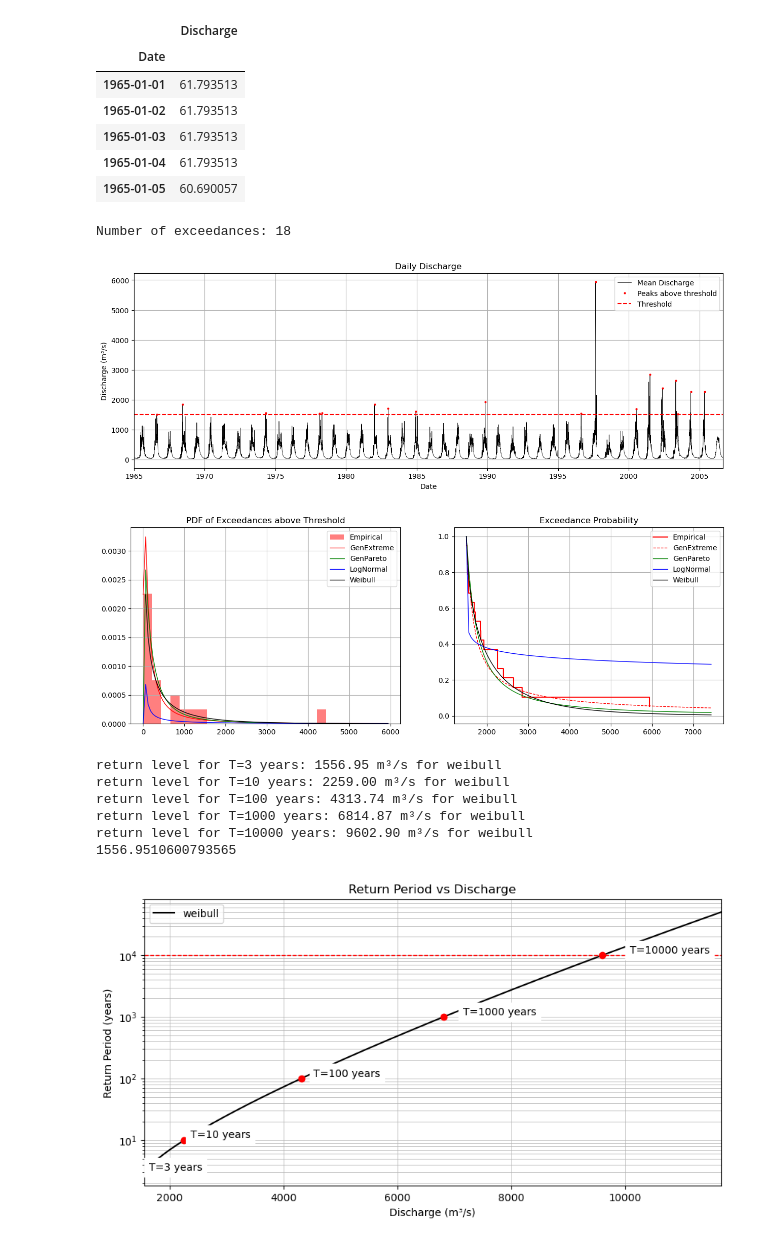
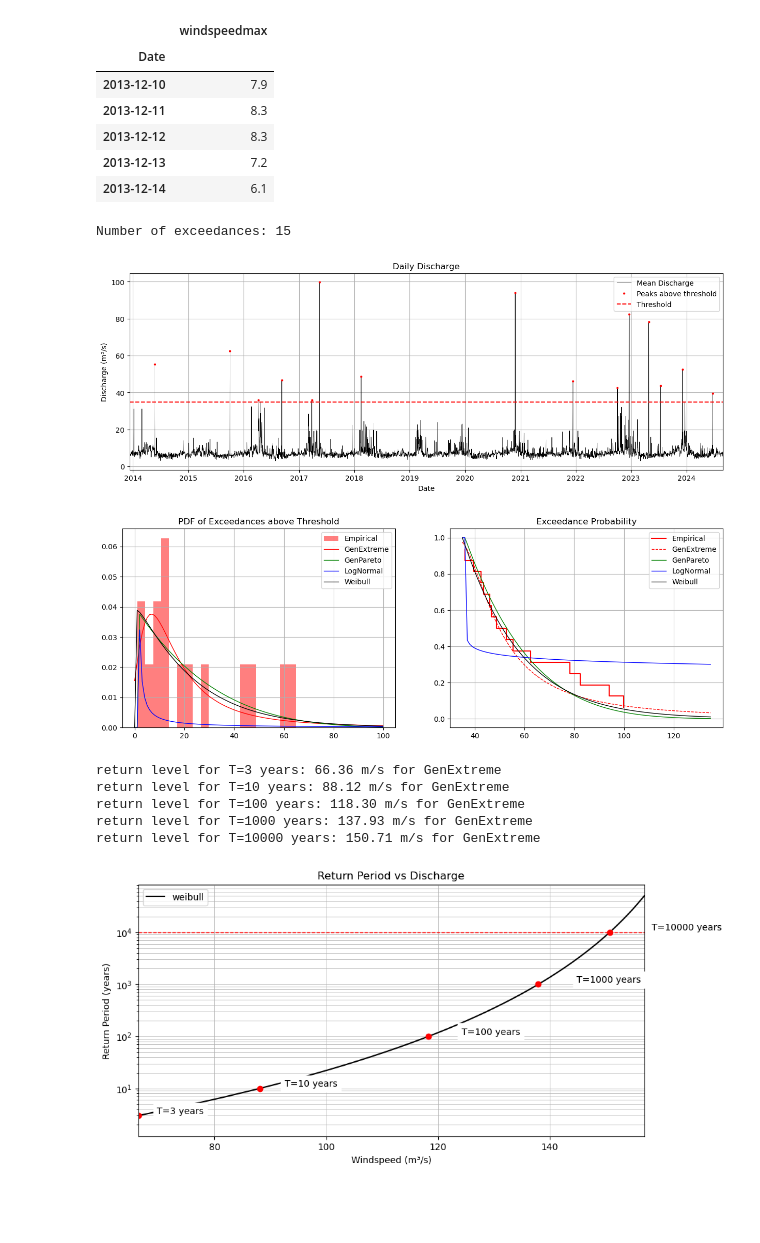
Before and after one commit to maxblw/CIEM4301_dam_design, a Jupyter notebook: Discharge/EVA.ipynb, the cells around one changed output. Drawn from its saved outputs; the diff is of its cells as text; code cells hidden in the pictures; blank space fills up the shorter version.

```diff
--- a/Discharge/EVA.ipynb
+++ b/Discharge/EVA.ipynb
@@ -6,7 +6,8 @@ import scipy.stats as stats
 from scipy.signal import find_peaks
 # %%
 # df = pd.read_excel("..\\Data\\Discharge_670.xlsx", skiprows=3, usecols="E:AW", nrows=365)
-df = pd.read_csv("..\\Data\\Discharge_670.csv", header=0)
+#df = pd.read_csv("..\\Data\\Discharge_670.csv", header=0)
+df = pd.read_csv("..\\Data\\WindData.csv", delimiter=';', header=0)
 # df = df.drop(columns=1964)
 df = df.dropna(how="all")
 # df.to_csv("..\\Data\\Discharge_670.csv", index=False)
@@ -15,25 +16,24 @@ data = np.array([])
 for column in df.columns[1:]:
     data = np.append(data, df[column].values)
 
-df = pd.DataFrame(data, columns=["Discharge"])
-date = pd.date_range(start="1965-01-01", periods=len(data), freq="D")
+df = pd.DataFrame(data, columns=["windspeedmax"])
+date = pd.date_range(start="2013-12-10", periods=len(data), freq="D")
 df["Date"] = date
 
 df = df.set_index("Date")
 display(df.head())
 # %% [output]
-|  | Discharge |
+|  | windspeedmax |
 | Date |  |
-| 1965-01-01 | 61.793513 |
-| 1965-01-02 | 61.793513 |
-| 1965-01-03 | 61.793513 |
-| 1965-01-04 | 61.793513 |
-| 1965-01-05 | 60.690057 |
+| 2013-12-10 | 7.9 |
+| 2013-12-11 | 8.3 |
+| 2013-12-12 | 8.3 |
+| 2013-12-13 | 7.2 |
+| 2013-12-14 | 6.1 |
 # %%
-thresh = 1500   # threshold
-period = 32    # period maxima
-dl = 10000    # design life
-
+thresh = 35   # threshold
+period = 10    # period maxima
+dl = 100    # design life
 exc_index, exceedances = find_peaks(data, height=thresh, distance=period)
 exceedances = exceedances["peak_heights"]
 print(f"Number of exceedances: {len(exceedances)}")
@@ -41,8 +41,8 @@ print(f"Number of exceedances: {len(exceedances)}")
 n = len(exceedances)
 n_years = np.unique(date.year).size
 
+
 avg_excess = n / n_years
-
 fig, ax = plt.subplots(figsize=(15, 5))
 ax.plot(date, data, color = 'k', linewidth=0.5, label="Mean Discharge")
 ax.plot(date[exc_index], exceedances, 'ro', markersize=2, label="Peaks above threshold")
@@ -53,12 +53,12 @@ ax.grid()
 ax.hlines(thresh, date.min(), date.max(), colors="r", linestyles="dashed", label="Threshold")
 ax.set_xlim(date.min(), date.max())
 ax.legend()
-plt.savefig("..//figures//daily_discharge_peaks.png")
+#plt.savefig("..//figures//daily_discharge_peaks.png")
 
 exceedances = exceedances
 # %% [output]
-Number of exceedances: 18
+Number of exceedances: 15
-[figure, old version]
+[figure, new version]
 # %%
 x_ecdf = np.sort(exceedances)
 y_ecdf = np.arange(1, n+1) / (n + 1)
@@ -98,11 +98,11 @@ ax[1].plot(x_pcdf + thresh, 1 - y_pcdf_lognorm, 'b-', lw=1, label='LogNormal')
 ax[1].plot(x_pcdf + thresh, 1 - y_pcdf_weibull, 'k-', lw=1, label='Weibull')
 ax[1].set_title("Exceedance Probability")
 ax[1].grid()
-ax[1].legend()
+ax[1].legend();
 
-plt.savefig("..//figures//fitted_distributions.png")
+#plt.savefig("..//figures//fitted_distributions.png")
 # %% [output]
-[figure, old version]
+[figure, new version]
 # %%
 # return period
 RT = np.arange(2, 50000, 1)
@@ -114,47 +114,45 @@ params = stats.genpareto.fit(exceedances - thresh)
 DD_genpareto = stats.genpareto.ppf(1 - (1/(RT * avg_excess)), *params) + thresh
 
 params = stats.exponweib.fit(exceedances - thresh)
 DD_weib = stats.exponweib.ppf(1 - (1/(RT * avg_excess)), *params) + thresh
 
 params = stats.lognorm.fit(exceedances - thresh)
 DD_lognorm = stats.lognorm.ppf(1 - (1/(RT * avg_excess)), *params) + thresh
 
 T = 10000
 
 fig, ax = plt.subplots(figsize=(10, 5))
 
 # ax.plot(DD_genextreme, RT, 'b-', label='GenExtreme')
 # ax.plot(DD_genpareto, RT, 'g-', label='GenPareto')
-ax.plot(DD_weib, RT, 'k-', label='weibull')
+ax.plot(DD_genpareto, RT, 'k-', label='weibull')
 # ax.plot(DD_lognorm, RT, 'c-', label='Log-Normal')
 ax.set_yscale('log')
-ax.set_xlabel("Discharge (m³/s)")
+ax.set_xlabel("Windspeed (m³/s)")
 ax.set_ylabel("Return Period (years)")
 ax.set_title("Return Period vs Discharge")
 ax.grid(which='both', linestyle='-', linewidth=0.5)
-ax.hlines(T , DD_weib[1], DD_weib[-1], colors="r", linestyles="dashed", lw=1)
-ax.set_xlim(DD_weib[1], DD_weib[-1])
+ax.hlines(T , DD_genpareto[1], DD_genpareto[-1], colors="r", linestyles="dashed", lw=1)
+ax.set_xlim(DD_genpareto[1], DD_genpareto[-1])
 ax.legend()
 
 for T in [3, 10, 100, 1000, 10000]:
-    ax.plot(DD_weib[np.argmin(abs(RT - T))], T, 'ro')
-    ax.text(DD_weib[np.argmin(abs(RT - T))]*1.05, T, f"T={T} years", verticalalignment='bottom', color='black', backgroundcolor='white')
-    print(f"return level for T={T} years: {DD_weib[np.argmin(abs(RT - T))]:.2f} m³/s for weibull")
+    ax.plot(DD_genpareto[np.argmin(abs(RT - T))], T, 'ro')
+    ax.text(DD_genpareto[np.argmin(abs(RT - T))]*1.05, T, f"T={T} years", verticalalignment='bottom', color='black', backgroundcolor='white')
+    print(f"return level for T={T} years: {DD_genpareto[np.argmin(abs(RT - T))]:.2f} m/s for GenExtreme")
 
-print(DD_weib[1])
 
 # print(f"return level for T={T} years: {DD_genextreme[np.argmin(abs(RT - T))]:.2f} m³/s for GenExtreme")
 # print(f"return level for T={T} years: {DD_genpareto[np.argmin(abs(RT - T))]:.2f} m³/s for GenPareto")
 # print(f"return level for T={T} years: {DD_weib[np.argmin(abs(RT - T))]:.2f} m³/s for weibull")
 # print(f"return level for T={T} years: {DD_lognorm[np.argmin(abs(RT - T))]:.2f} m³/s for Log-Normal")
 
-plt.savefig("..//figures//return_period.png")
+#plt.savefig("..//figures//return_period.png")
 # %% [output]
-return level for T=3 years: 1556.95 m³/s for weibull
-return level for T=10 years: 2259.00 m³/s for weibull
-return level for T=100 years: 4313.74 m³/s for weibull
-return level for T=1000 years: 6814.87 m³/s for weibull
-return level for T=10000 years: 9602.90 m³/s for weibull
-1556.9510600793565
+return level for T=3 years: 66.36 m/s for GenExtreme
+return level for T=10 years: 88.12 m/s for GenExtreme
+return level for T=100 years: 118.30 m/s for GenExtreme
+return level for T=1000 years: 137.93 m/s for GenExtreme
+return level for T=10000 years: 150.71 m/s for GenExtreme
-[figure, old version]
+[figure, new version]
 # %%
```
Also changed, not shown: parts of 1 cell of this notebook, 1 other file.
